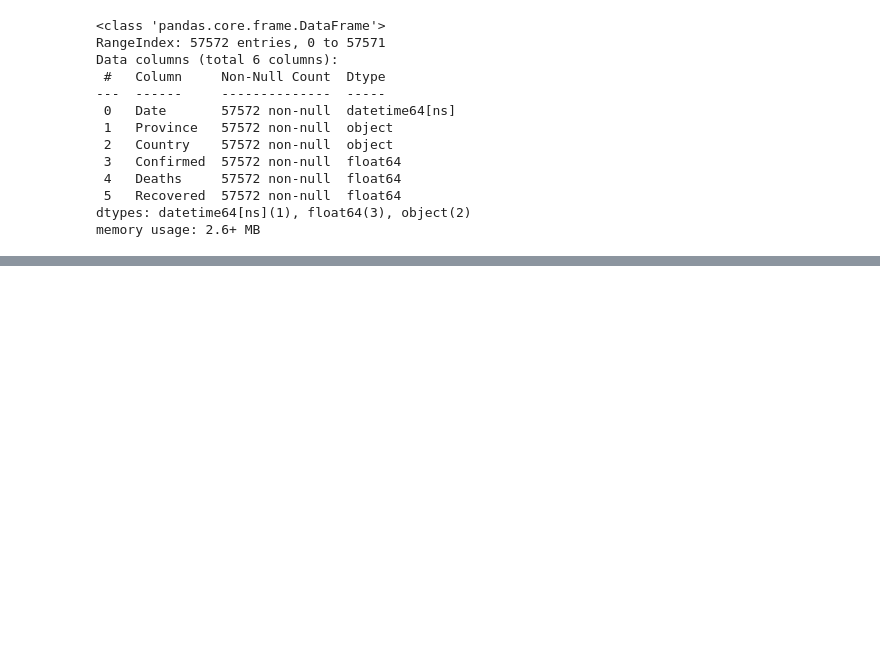
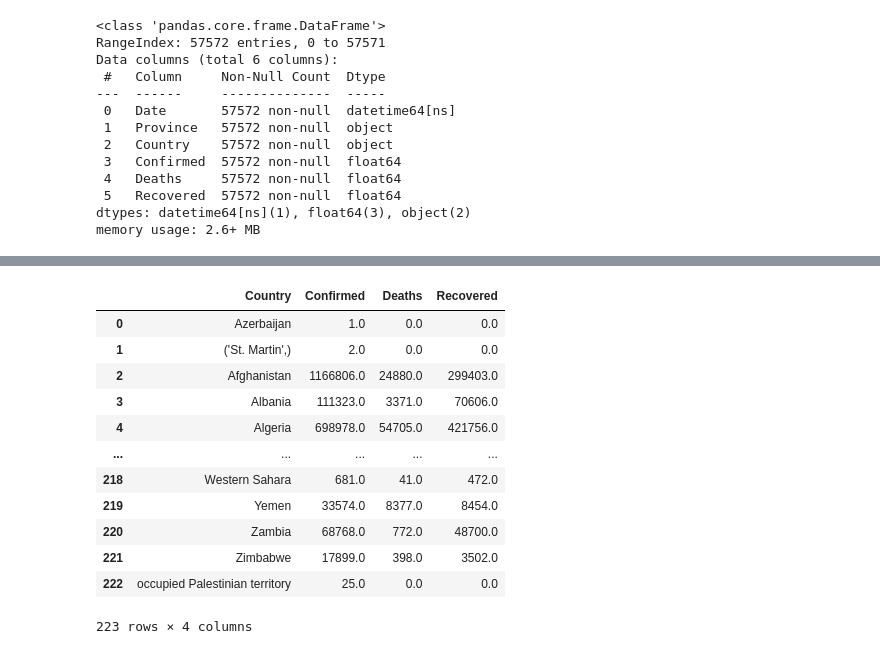
Before and after one commit to DaudAhmad0303/Python-for-data-science-practice, a Jupyter notebook: Step Into Data Science.ipynb, the cells around one changed output, grey strips where cells are left out. Saved outputs shown, nothing was run; the diff lists cells and outputs as text; code cells hidden in the pictures; blank space fills up the shorter version.

```diff
--- a/Step Into Data Science.ipynb
+++ b/Step Into Data Science.ipynb
@@ -1082,0 +1085,18 @@ df
+# %%
+df2 = df.groupby('Country')[['Country', 'Confirmed', 'Deaths', 'Recovered']].sum().reset_index()
+# %%
+df2
+# %% [output]
+|  | Country | Confirmed | Deaths | Recovered |
+| 0 | Azerbaijan | 1.0 | 0.0 | 0.0 |
+| 1 | ('St. Martin',) | 2.0 | 0.0 | 0.0 |
+| 2 | Afghanistan | 1166806.0 | 24880.0 | 299403.0 |
+| 3 | Albania | 111323.0 | 3371.0 | 70606.0 |
+| 4 | Algeria | 698978.0 | 54705.0 | 421756.0 |
+| ... | ... | ... | ... | ... |
+| 218 | Western Sahara | 681.0 | 41.0 | 472.0 |
+| 219 | Yemen | 33574.0 | 8377.0 | 8454.0 |
+| 220 | Zambia | 68768.0 | 772.0 | 48700.0 |
+| 221 | Zimbabwe | 17899.0 | 398.0 | 3502.0 |
+| 222 | occupied Palestinian territory | 25.0 | 0.0 | 0.0 |
+223 rows × 4 columns
```
Also changed, not shown: parts of 9 cells of this notebook.
